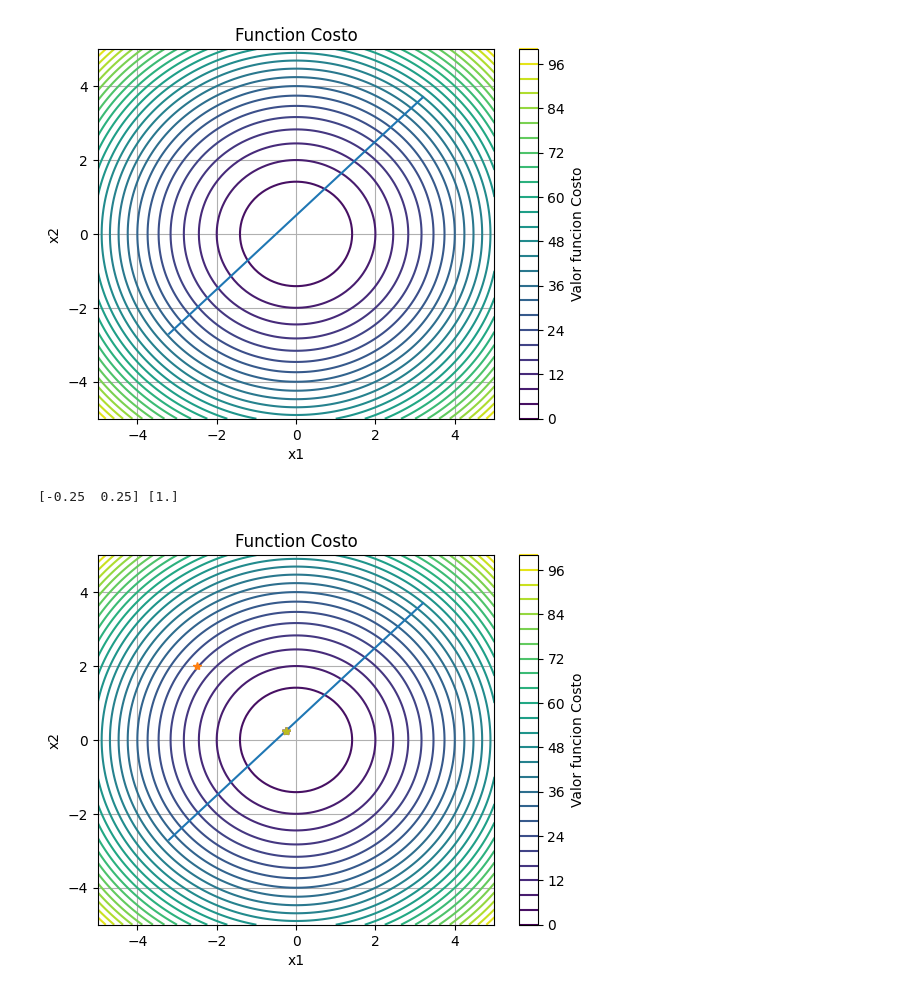
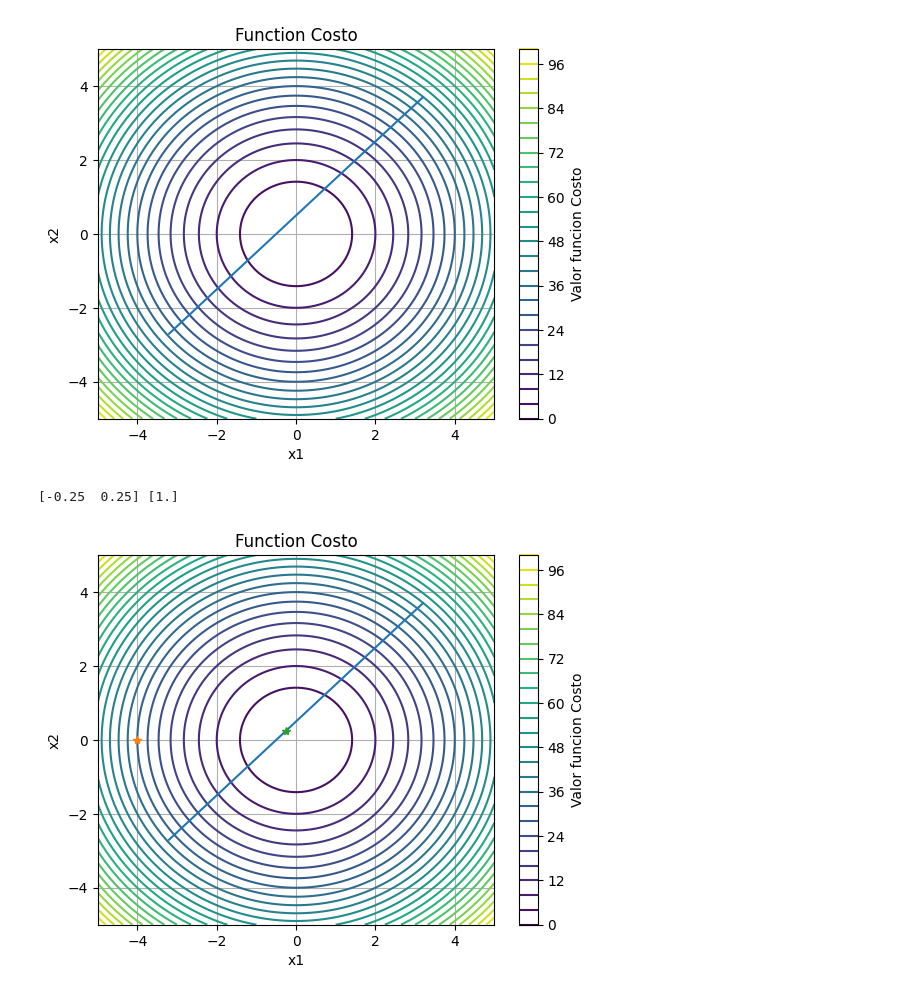
Before and after one commit to lfrecalde1/Optimization_Course, a Jupyter notebook: Optimization/Optimization_2.ipynb, the cells around one changed output. Cells and saved outputs as stored; diff of their text form; code cells hidden in the pictures.

```diff
--- a/Optimization/Optimization_2.ipynb
+++ b/Optimization/Optimization_2.ipynb
@@ -277,7 +277,7 @@ def newton_step(x0, f, dfdx, d2fd2x):
     H = d2fd2x(x0)
     grad = dfdx(x0)
     delta = - LA.inv(H)@grad
-    xn = x0 + 0.8*delta
+    xn = x0 + 1*delta
     return xn
 # %% [markdown]
 ### Verificar algoritmo de newton
@@ -286,7 +286,7 @@ def newton_step(x0, f, dfdx, d2fd2x):
 xguess = np.array([-4, -4])
 f_guess = f(xguess)
 plt.contour(X, Y, Z, levels=30)
-plt.plot(xguess[0],xguess[1], '*')
+plt.plot(xguess[0],xguess[1], '*b')
 plt.xlabel('x1')
 plt.ylabel('x2')
 plt.title('Function Costo')
@@ -297,15 +297,15 @@ plt.grid(True)
 # Update values based on Newton
 # 1st Update
 xguess = newton_step(xguess, f, df_dx, d2f_d2x)
-plt.plot(xguess[0],xguess[1], '*')
+plt.plot(xguess[0],xguess[1], '*r')
 
 # 2nd update
-xguess = newton_step(xguess, f, df_dx, d2f_d2x)
-plt.plot(xguess[0],xguess[1], '*')
+#xguess = newton_step(xguess, f, df_dx, d2f_d2x)
+#plt.plot(xguess[0],xguess[1], '*y')
 
 # 3rd update
-xguess = newton_step(xguess, f, df_dx, d2f_d2x)
-plt.plot(xguess[0],xguess[1], '*')
+#xguess = newton_step(xguess, f, df_dx, d2f_d2x)
+#plt.plot(xguess[0],xguess[1], '*')
 
-plt.show()
+#plt.show()
 # %% [output]
@@ -572,48 +604,48 @@ plt.show()
 # %% [output]
 [figure]
 # %%
-xguess = np.array([-2.5, 2])
+xguess = np.array([-4, 0])
 lambda_guess = np.array([0.0])
 f_guess = f(xguess)
 
 plt.contour(X, Y, Z, levels=30)
 plt.plot(xlist_rest, xlist_rest+0.5, '-')
 plt.plot(xguess[0],xguess[1], '*')
 plt.xlabel('x1')
 plt.ylabel('x2')
 plt.title('Function Costo')
 plt.colorbar(label='Valor funcion Costo')
 plt.grid(True)
 
 # 1st Update
 xguess, lambda_guess = newton_step_constraint(xguess, lambda_guess, f, df_dx, d2f_d2x, c, grad_x_c, dx_grad_x_c)
 plt.plot(xguess[0],xguess[1], '*')
 
 # # 2nd Update
-xguess, lambda_guess = newton_step_constraint(xguess, lambda_guess, f, df_dx, d2f_d2x, c, grad_x_c, dx_grad_x_c)
-plt.plot(xguess[0],xguess[1], '*')
+#xguess, lambda_guess = newton_step_constraint(xguess, lambda_guess, f, df_dx, d2f_d2x, c, grad_x_c, dx_grad_x_c)
+#plt.plot(xguess[0],xguess[1], '*')
 
 # # 3rd Update
-xguess, lambda_guess = newton_step_constraint(xguess, lambda_guess, f, df_dx, d2f_d2x, c, grad_x_c, dx_grad_x_c)
-plt.plot(xguess[0],xguess[1], '*')
+#xguess, lambda_guess = newton_step_constraint(xguess, lambda_guess, f, df_dx, d2f_d2x, c, grad_x_c, dx_grad_x_c)
+#plt.plot(xguess[0],xguess[1], '*')
 
 # # 5th Update
-xguess, lambda_guess = newton_step_constraint(xguess, lambda_guess, f, df_dx, d2f_d2x, c, grad_x_c, dx_grad_x_c)
-plt.plot(xguess[0],xguess[1], '*')
+#xguess, lambda_guess = newton_step_constraint(xguess, lambda_guess, f, df_dx, d2f_d2x, c, grad_x_c, dx_grad_x_c)
+#plt.plot(xguess[0],xguess[1], '*')
 
 # # 6th Update
-xguess, lambda_guess = newton_step_constraint(xguess, lambda_guess, f, df_dx, d2f_d2x, c, grad_x_c, dx_grad_x_c)
-plt.plot(xguess[0],xguess[1], '*')
+#xguess, lambda_guess = newton_step_constraint(xguess, lambda_guess, f, df_dx, d2f_d2x, c, grad_x_c, dx_grad_x_c)
+#plt.plot(xguess[0],xguess[1], '*')
 
 # 7th Update
-xguess, lambda_guess = newton_step_constraint(xguess, lambda_guess, f, df_dx, d2f_d2x, c, grad_x_c, dx_grad_x_c)
-plt.plot(xguess[0],xguess[1], '*')
+#xguess, lambda_guess = newton_step_constraint(xguess, lambda_guess, f, df_dx, d2f_d2x, c, grad_x_c, dx_grad_x_c)
+#plt.plot(xguess[0],xguess[1], '*')
 
 # 8th Update
-xguess, lambda_guess = newton_step_constraint(xguess, lambda_guess, f, df_dx, d2f_d2x, c, grad_x_c, dx_grad_x_c)
-plt.plot(xguess[0],xguess[1], '*')
+#xguess, lambda_guess = newton_step_constraint(xguess, lambda_guess, f, df_dx, d2f_d2x, c, grad_x_c, dx_grad_x_c)
+#plt.plot(xguess[0],xguess[1], '*')
 
 print(xguess, lambda_guess)
 # %% [output]
 [-0.25  0.25] [1.]
-[figure, old version]
+[figure, new version]
```
Also changed, not shown: parts of 9 cells of this notebook, 15 other files.
